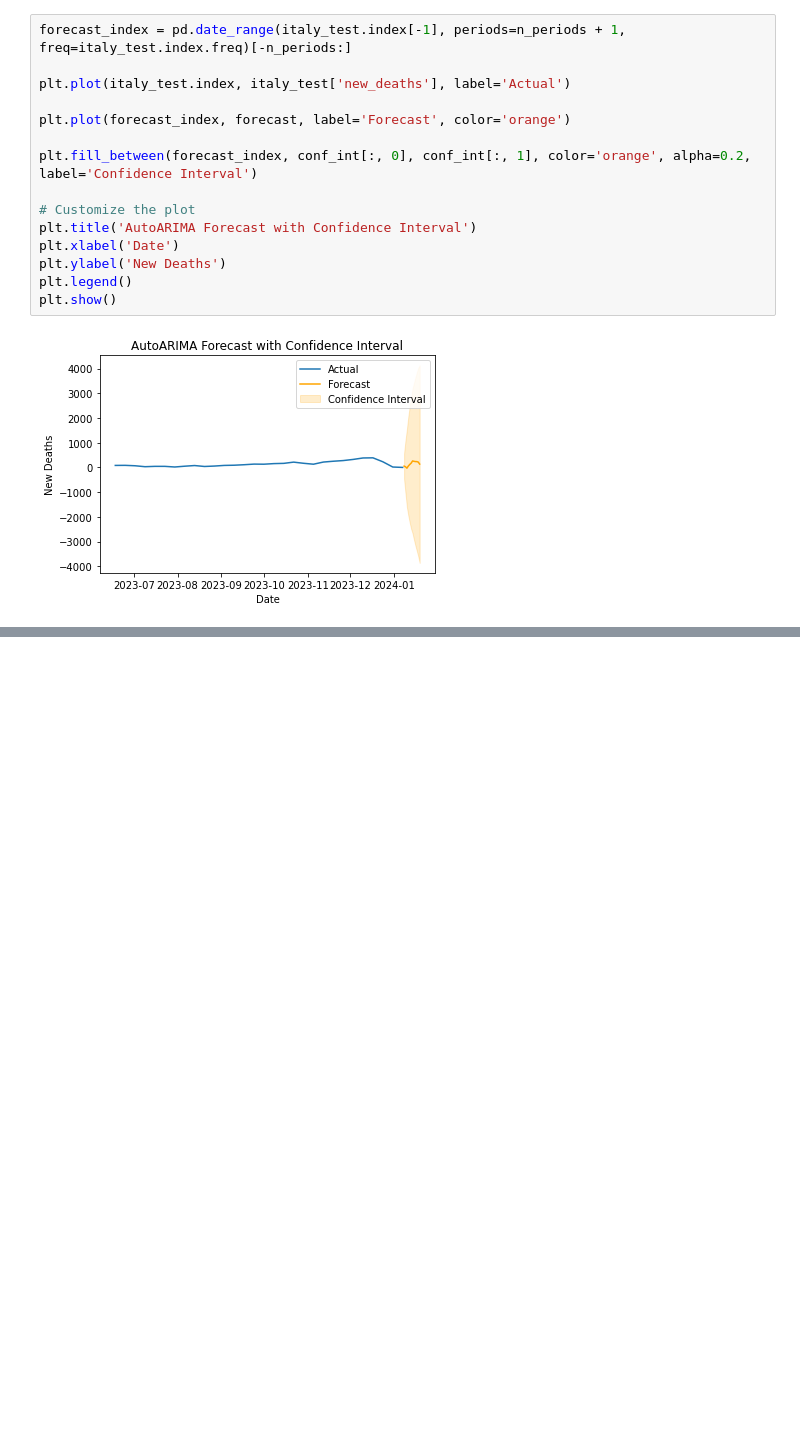
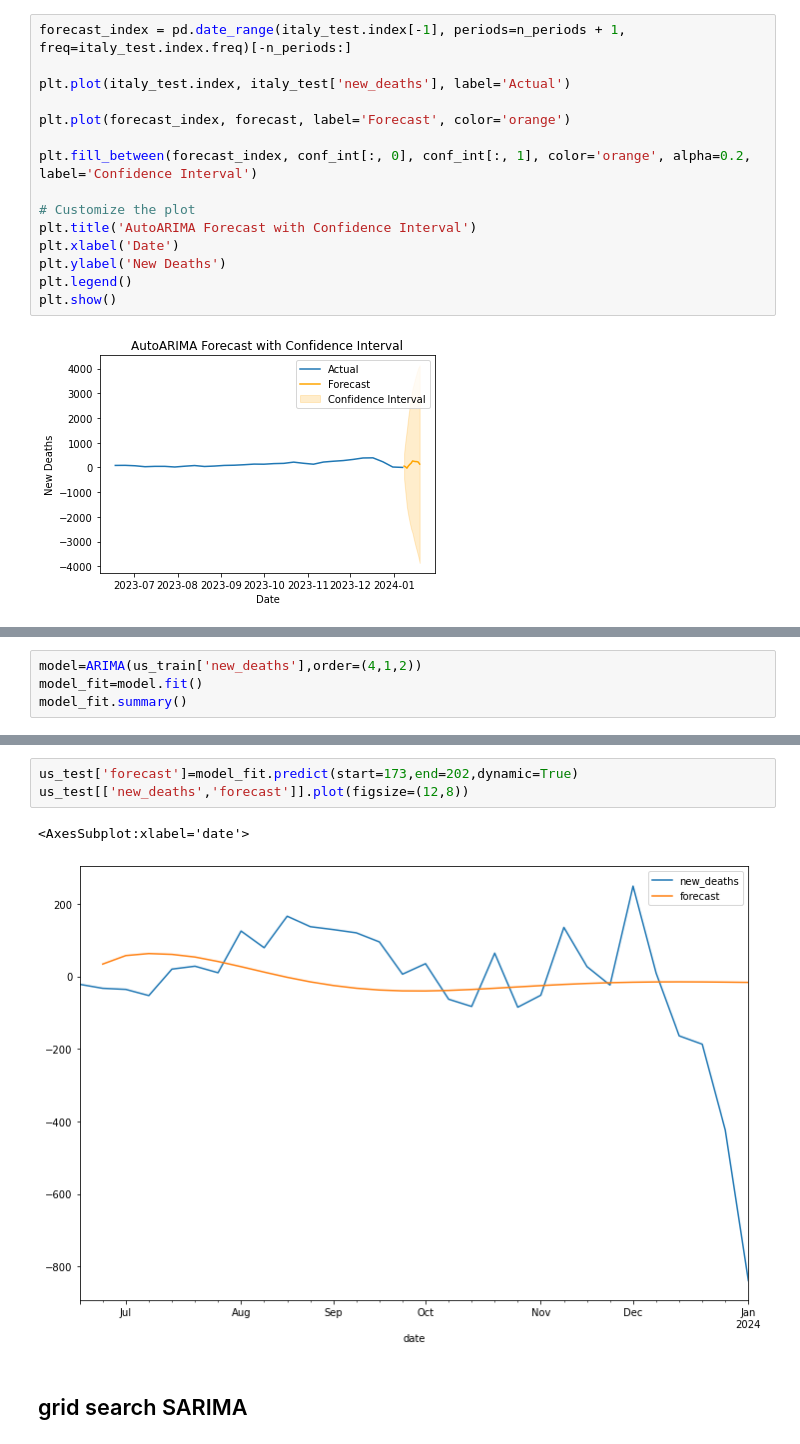
Before and after one commit to y-ginther/DS-Capstone, a Jupyter notebook: ARIMA_c.ipynb, the cells around one changed output, grey strips where cells are left out. Saved outputs shown, nothing was run; the diff lists cells and outputs as text; blank space fills up the shorter version.

```diff
--- a/ARIMA_c.ipynb
+++ b/ARIMA_c.ipynb
@@ -1682,0 +1765,4 @@ plt.show()
+# %%
+model=ARIMA(us_train['new_deaths'],order=(4,1,2))
+model_fit=model.fit()
+model_fit.summary()
@@ -1682,0 +1793,8 @@ plt.show()
+# %%
+us_test['forecast']=model_fit.predict(start=173,end=202,dynamic=True)
+us_test[['new_deaths','forecast']].plot(figsize=(12,8))
+# %% [output]
+<AxesSubplot:xlabel='date'>
+[figure, added]
+# %% [markdown]
+## grid search SARIMA
```
Also changed, not shown: parts of 59 cells of this notebook, 5 other files.
